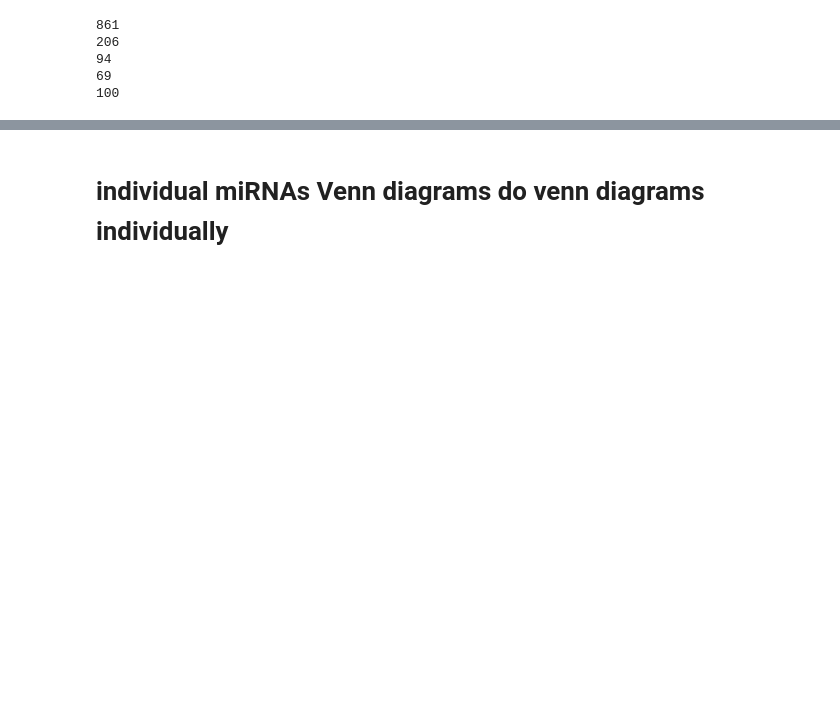
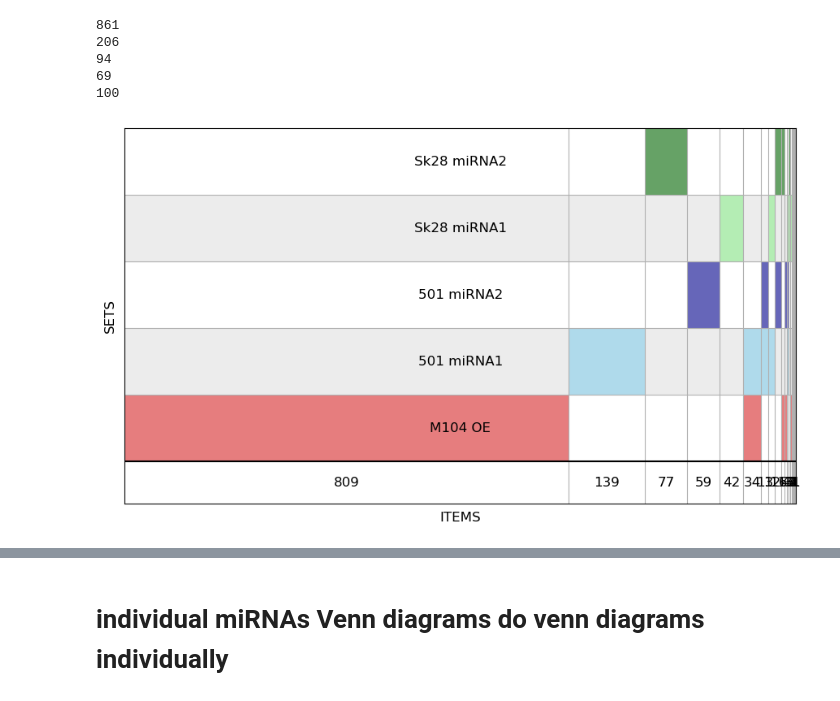
Before and after one commit to adelomana/keflavik, a Jupyter notebook: 004.visualization/venn.ipynb, the cells around one changed output, grey strips where cells are left out. Drawn from its saved outputs; the diff is of its cells as text; code cells hidden in the pictures; blank space fills up the shorter version.

```diff
--- a/004.visualization/venn.ipynb
+++ b/004.visualization/venn.ipynb
@@ -39,5 +59,15 @@ print(len(c2))
 94
 69
 100
+# %%
+sets = [a, b1, b2, c1, c2]
+labels = ['M104 OE', '501 miRNA1', '501 miRNA2', 'Sk28 miRNA1', 'Sk28 miRNA2']
+mso = supervenn.supervenn(sets, labels,
+                          side_plots=False, chunks_ordering='size',
+                          reverse_sets_order=False, fontsize=12, color_cycle=['tab:red', 'skyblue', 'darkblue', 'lightgreen', 'darkgreen'])
+
+matplotlib.pyplot.show()
+# %% [output]
+[figure, added]
 # %%
 sets = [a, b1, b2, c1, c2]
```
Also changed, not shown: parts of 9 cells of this notebook, 1 other file.
